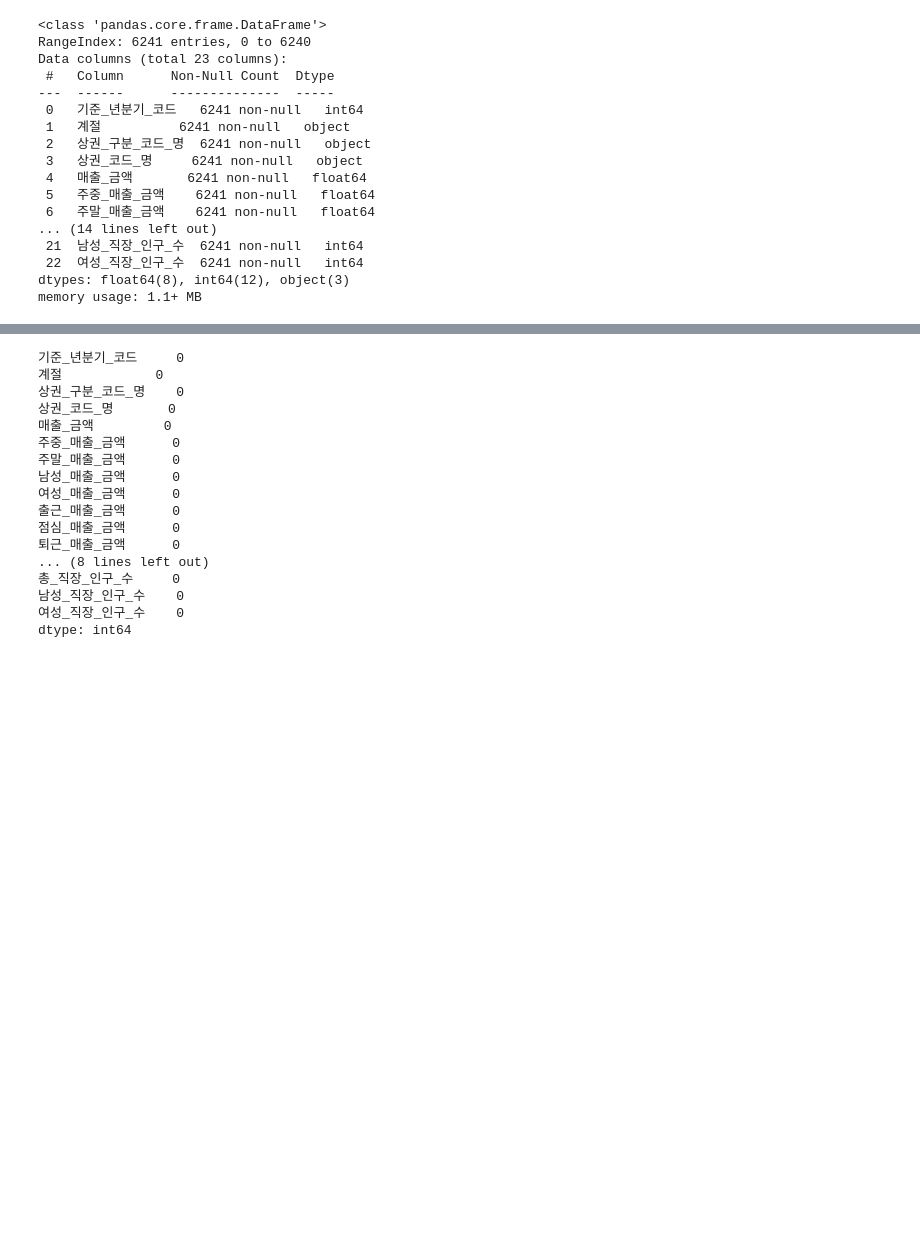
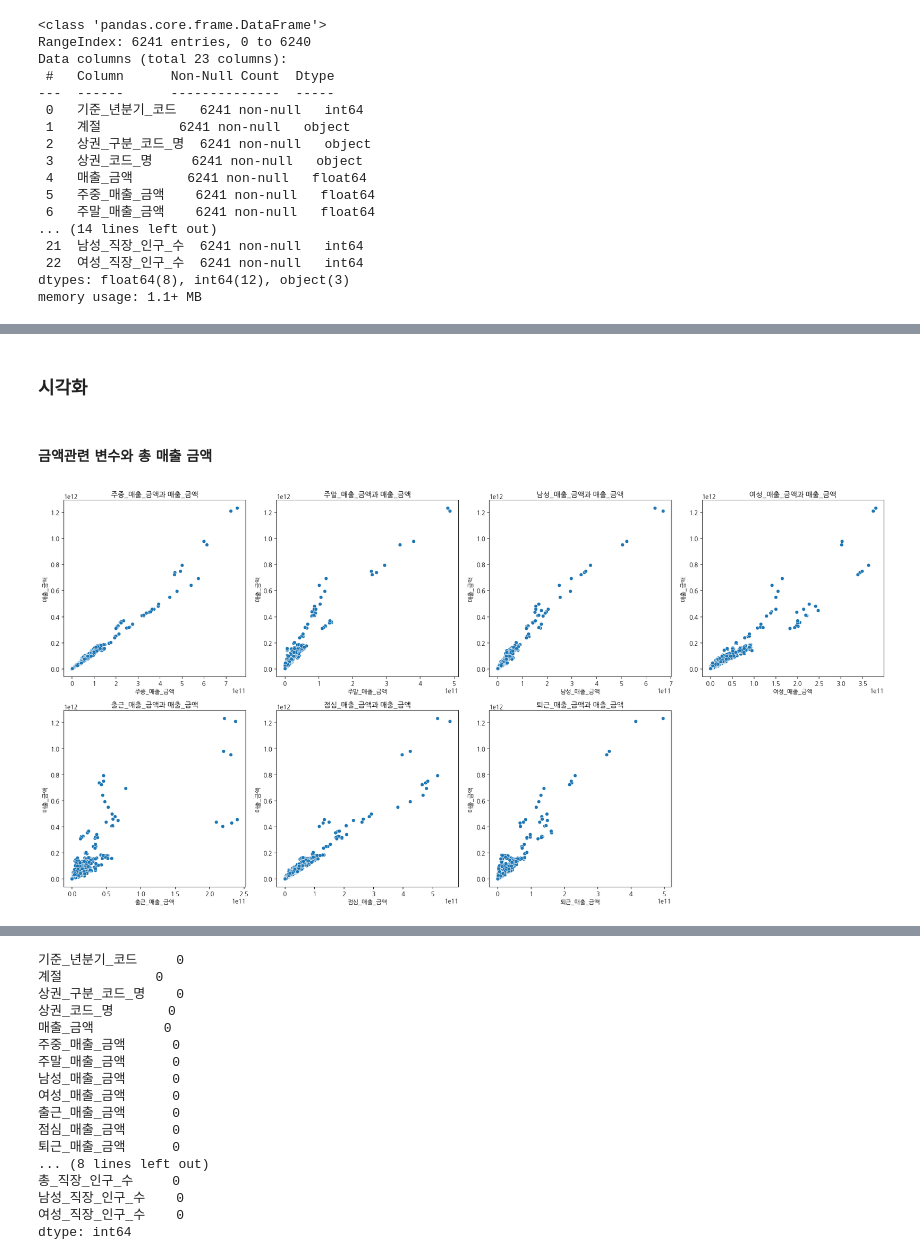
Before and after one commit to itsjulianjeong/supervised_team_project, a Jupyter notebook: notebook/seoul_month_sales_predict.ipynb, the cells around one changed output, grey strips where cells are left out. Drawn from its saved outputs; the diff is of its cells as text; code cells hidden in the pictures; blank space fills up the shorter version.

Commit message:
visualization twice

```diff
--- a/notebook/seoul_month_sales_predict.ipynb
+++ b/notebook/seoul_month_sales_predict.ipynb
@@ -507,0 +463,4 @@ memory usage: 1.1+ MB
+# %%
+numeric_columns = seoul_data.select_dtypes(include=["float64", "int64"])
+correlation_matrix = numeric_columns.corr()
+correlation_matrix
@@ -507,0 +514,27 @@ memory usage: 1.1+ MB
+# %% [markdown]
+### 시각화
+# %% [markdown]
+#### 금액관련 변수와 총 매출 금액
+# %%
+list_sales = ["주중_매출_금액", "주말_매출_금액",
+              "남성_매출_금액", "여성_매출_금액",
+              "출근_매출_금액", "점심_매출_금액", "퇴근_매출_금액"]
+
+n_cols = 4
+n_rows = (len(list_sales) + n_cols - 1) // n_cols
+
+fig, axes = plt.subplots(n_rows, n_cols, figsize=(20, 5 * n_rows))
+axes = axes.flatten()
+
+for i, sale in enumerate(list_sales):
+    sns.scatterplot(x=numeric_columns[sale], y=numeric_columns["매출_금액"], ax=axes[i])
+    axes[i].set_title(f"{sale}과 매출_금액")
+    axes[i].set_xlabel(sale)
+    axes[i].set_ylabel("매출_금액")
+
+for j in range(i + 1, len(axes)):
+    axes[j].axis("off")
+
+plt.show()
+# %% [output]
+[figure, added]
```
Also changed, not shown: parts of 35 cells of this notebook.
